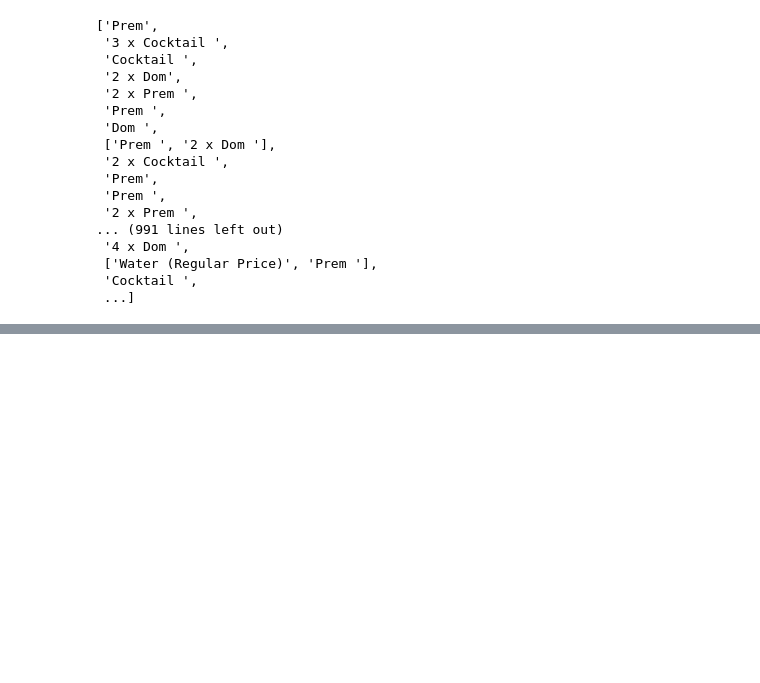
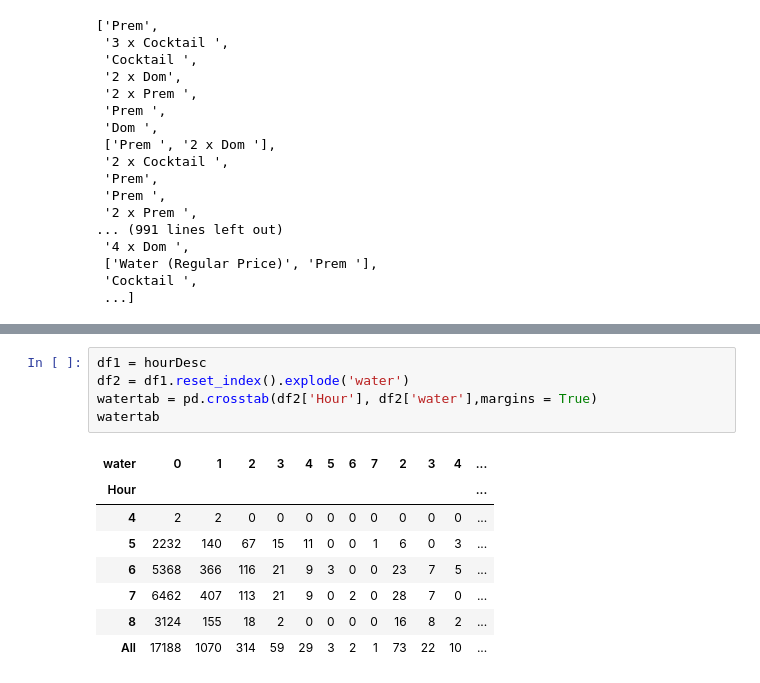
Before and after one commit to newmantldr/CIP-square-data, a Jupyter notebook: cip-data.ipynb, the cells around one changed output, grey strips where cells are left out. Cells and saved outputs as stored; diff of their text form; blank space fills up the shorter version.

```diff
--- a/cip-data.ipynb
+++ b/cip-data.ipynb
@@ -545,0 +463,14 @@ new_df
+# %%
+df1 = hourDesc
+df2 = df1.reset_index().explode('water')
+watertab = pd.crosstab(df2['Hour'], df2['water'],margins = True)
+watertab
+# %% [output]
+| water | 0 | 1 | 2 | 3 | 4 | 5 | 6 | 7 | 2 | 3 | 4 | ... |
+| Hour |  |  |  |  |  |  |  |  |  |  |  | ... |
+| 4 | 2 | 2 | 0 | 0 | 0 | 0 | 0 | 0 | 0 | 0 | 0 | ... |
+| 5 | 2232 | 140 | 67 | 15 | 11 | 0 | 0 | 1 | 6 | 0 | 3 | ... |
+| 6 | 5368 | 366 | 116 | 21 | 9 | 3 | 0 | 0 | 23 | 7 | 5 | ... |
+| 7 | 6462 | 407 | 113 | 21 | 9 | 0 | 2 | 0 | 28 | 7 | 0 | ... |
+| 8 | 3124 | 155 | 18 | 2 | 0 | 0 | 0 | 0 | 16 | 8 | 2 | ... |
+| All | 17188 | 1070 | 314 | 59 | 29 | 3 | 2 | 1 | 73 | 22 | 10 | ... |
```
Also changed, not shown: parts of 12 cells of this notebook.
